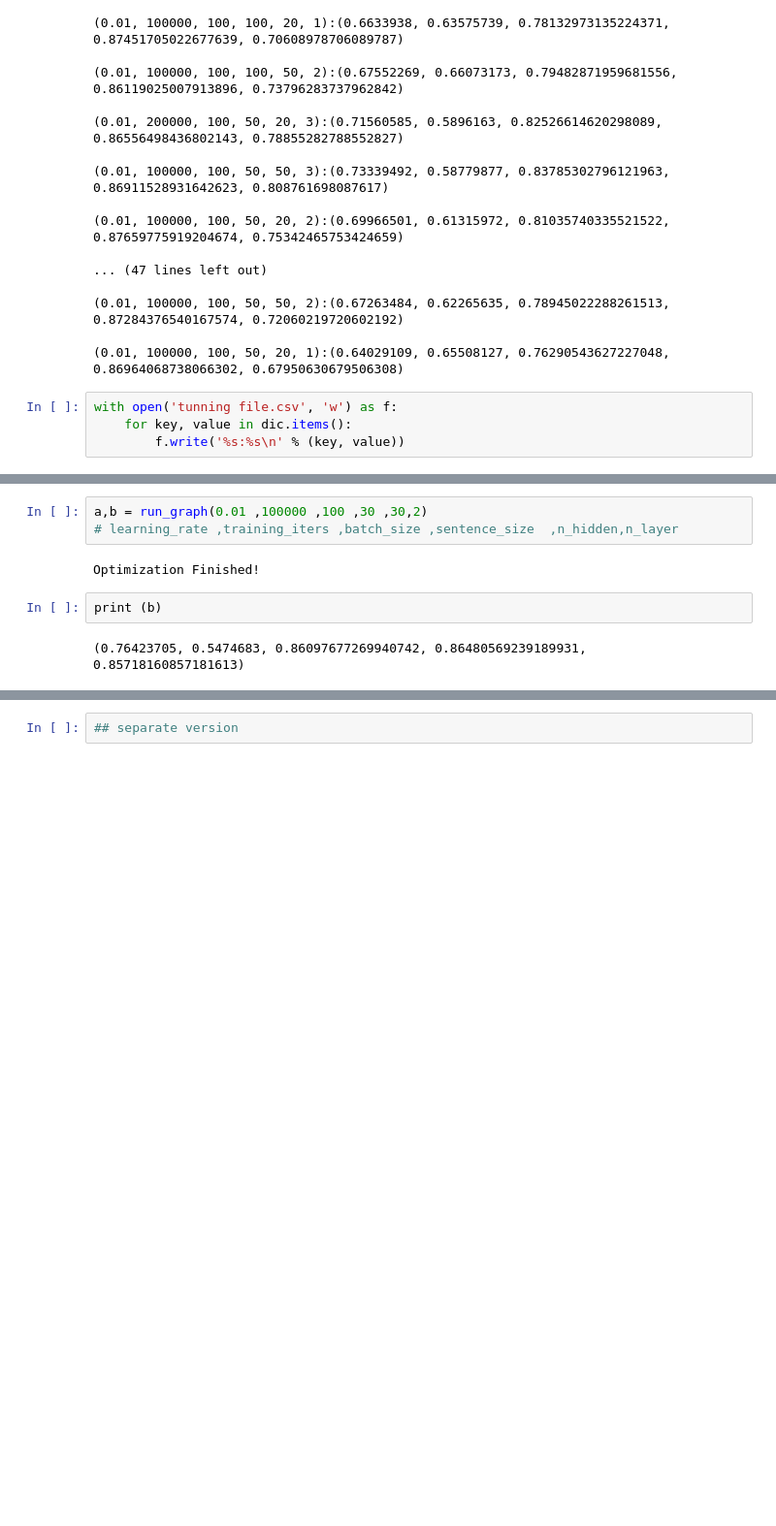
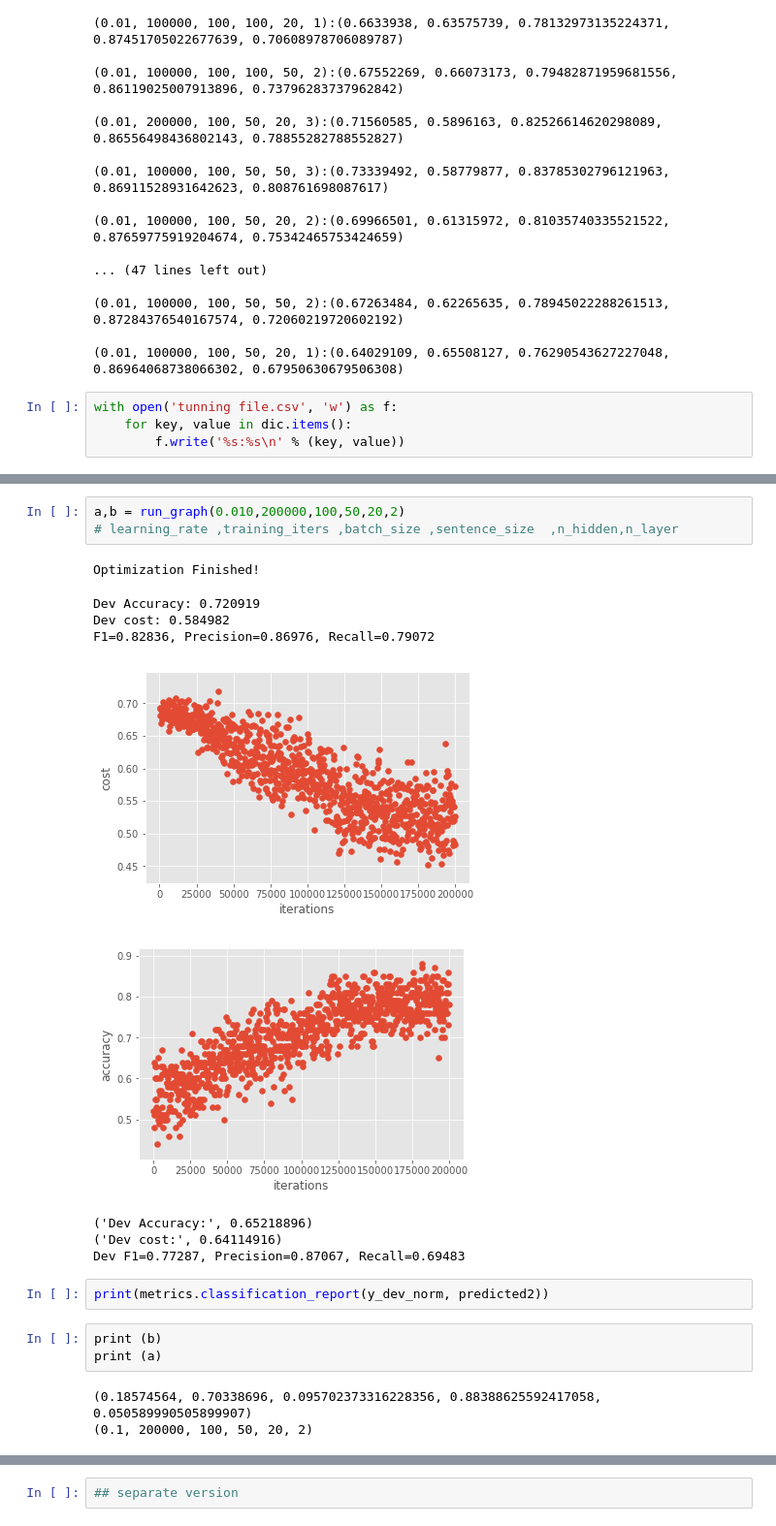
Before and after one commit to yannie/w266-final-project, a Jupyter notebook: Amazon_Review_Helpfuless_Le_6.0-0814192029.ipynb, the cells around one changed output, grey strips where cells are left out. Shown at 97% size. Cells and saved outputs as stored; diff of their text form; blank space fills up the shorter version.

```diff
--- a/Amazon_Review_Helpfuless_Le_6.0-0814192029.ipynb
+++ b/Amazon_Review_Helpfuless_Le_6.0-0814192029.ipynb
@@ -578,9 +592,21 @@ KeyboardInterrupt:
 # %%
-a,b = run_graph(0.01 ,100000 ,100 ,30 ,30,2)
+a,b = run_graph(0.010,200000,100,50,20,2)
 # learning_rate ,training_iters ,batch_size ,sentence_size  ,n_hidden,n_layer
 # %% [output]
 Optimization Finished!
+Dev Accuracy: 0.720919
+Dev cost: 0.584982
+F1=0.82836, Precision=0.86976, Recall=0.79072
+[figure, added]
+[figure, added]
+('Dev Accuracy:', 0.65218896)
+('Dev cost:', 0.64114916)
+Dev F1=0.77287, Precision=0.87067, Recall=0.69483
+# %%
+print(metrics.classification_report(y_dev_norm, predicted2))
 # %%
 print (b)
+print (a)
 # %% [output]
-(0.76423705, 0.5474683, 0.86097677269940742, 0.86480569239189931, 0.85718160857181613)
+(0.18574564, 0.70338696, 0.095702373316228356, 0.88388625592417058, 0.050589990505899907)
+(0.1, 200000, 100, 50, 20, 2)
```
Also changed, not shown: parts of 9 cells of this notebook, 6 other files.
